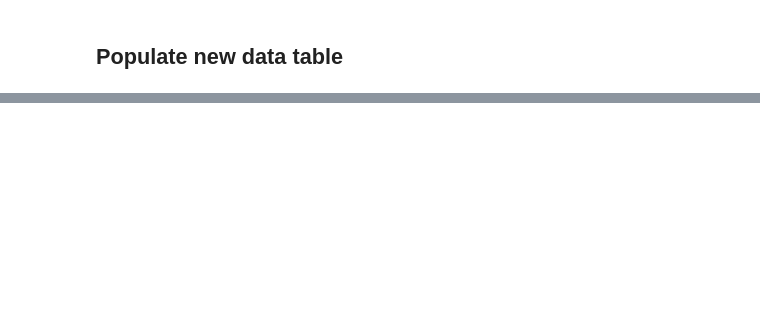
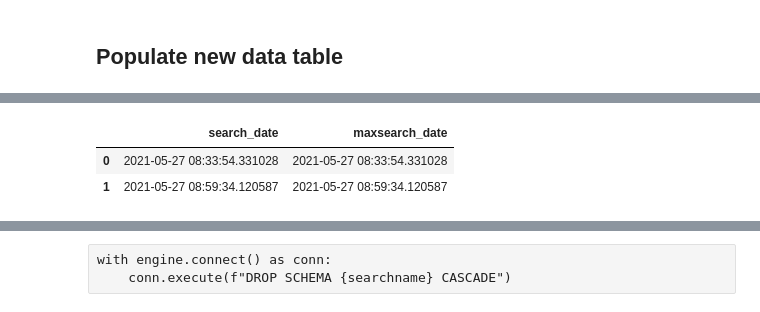
Before and after one commit to jaivinraj/project-dolphin, a Jupyter notebook: notebooks/02.0-jmr-scrape-data.ipynb, the cells around one changed output, grey strips where cells are left out. Saved outputs shown, nothing was run; the diff lists cells and outputs as text; code cells hidden in the pictures; blank space fills up the shorter version.

```diff
--- a/notebooks/02.0-jmr-scrape-data.ipynb
+++ b/notebooks/02.0-jmr-scrape-data.ipynb
@@ -154,0 +168,6 @@ with engine.connect() as conn:
+# %%
+q_load = f"""SELECT search_date, MAX(search_date) AS Maxsearch_date
+
+    FROM {searchname}.{tablename}
+
+    GROUP BY search_date"""
@@ -154,0 +176,3 @@ with engine.connect() as conn:
+# %%
+with engine.connect() as conn:
+    test = pd.read_sql(q_load, con=conn)
@@ -154,0 +181,6 @@ with engine.connect() as conn:
+# %%
+test
+# %% [output]
+|  | search_date | maxsearch_date |
+| 0 | 2021-05-27 08:33:54.331028 | 2021-05-27 08:33:54.331028 |
+| 1 | 2021-05-27 08:59:34.120587 | 2021-05-27 08:59:34.120587 |
@@ -154,0 +188,3 @@ with engine.connect() as conn:
+# %% [raw]
+with engine.connect() as conn:
+    conn.execute(f"DROP SCHEMA {searchname} CASCADE")
```
Also changed, not shown: parts of 6 cells of this notebook, 7 other files.
